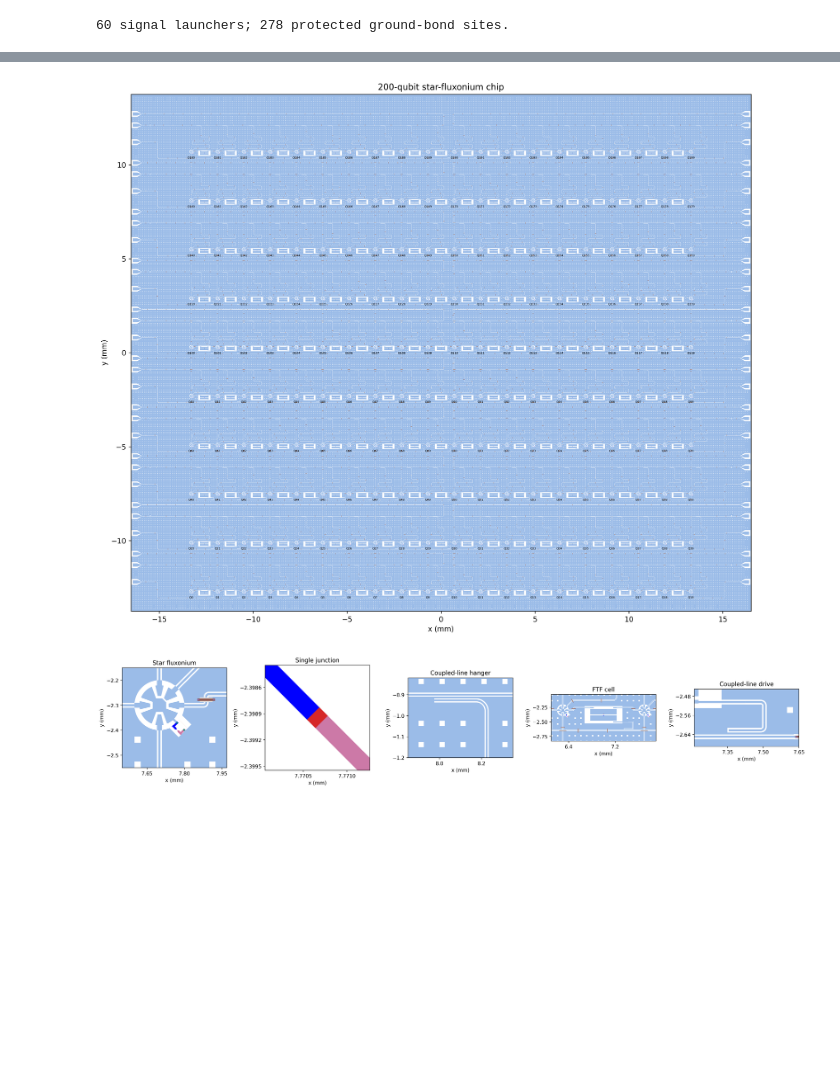
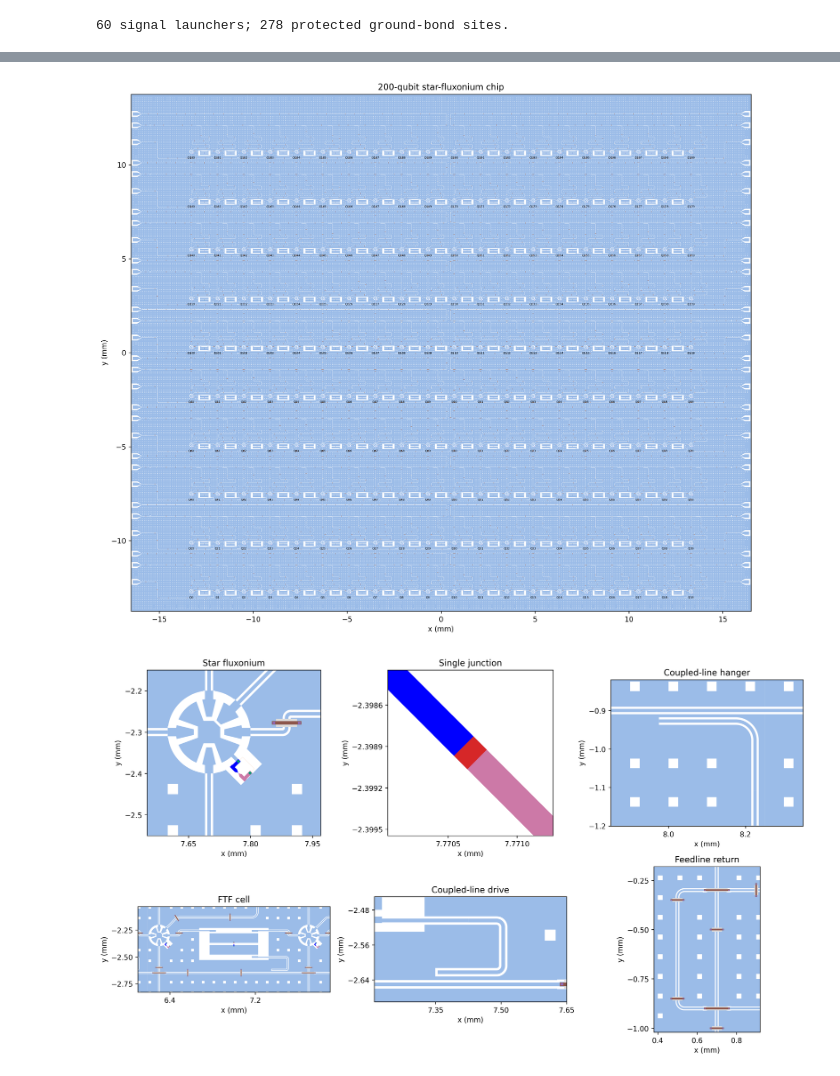
Before and after one commit to OJB-Quantum/Qiskit-Metal-to-Litho, a Jupyter notebook: Python Code_Qiskit Metal_Designs/200Q_Star_Fluxonium_with_Transmon_Couplers_Colab.ipynb, the cells around one changed output, grey strips where cells are left out. Drawn from its saved outputs; the diff is of its cells as text; code cells hidden in the pictures; blank space fills up the shorter version.

```diff
--- a/Python Code_Qiskit Metal_Designs/200Q_Star_Fluxonium_with_Transmon_Couplers_Colab.ipynb
+++ b/Python Code_Qiskit Metal_Designs/200Q_Star_Fluxonium_with_Transmon_Couplers_Colab.ipynb
@@ -1677,15 +1784,22 @@ tc = transmon_couplers[90]
 cx, cy = float(tc.p.pos_x), float(tc.p.pos_y)
 drive_tee = drive_couplers[90]
 dx, dy = float(drive_tee.p.pos_x), float(drive_tee.p.pos_y)
+turn = feedline_turns[9]
+bus_x = float(qubits[4 * columns + 10].p.pos_x)
 views = [
     ((qx - 0.15, qx + 0.27), (qy - 0.25, qy + 0.15), "Star fluxonium"),
     ((jx - 0.0006, jx + 0.0006), (jy - 0.0006, jy + 0.0006), "Single junction"),
     ((tx - 0.25, tx + 0.25), (ty - 0.30, ty + 0.08), "Coupled-line hanger"),
     ((cx - 0.90, cx + 0.90), (cy - 0.45, cy + 0.35), "FTF cell"),
     ((dx - 0.22, dx + 0.22), (dy - 0.04, dy + 0.20), "Coupled-line drive"),
+    (
+        (turn["x_mm"] - 0.12, bus_x + 0.22),
+        (turn["y_bottom_mm"] - 0.12, turn["y_top_mm"] + 0.12),
+        "Feedline return",
+    ),
 ]
-fig, axes = plt.subplots(1, 5, figsize=(20, 4), dpi=250)
-for ax, (xlim, ylim, title) in zip(axes, views):
+fig, axes = plt.subplots(2, 3, figsize=(14, 8), dpi=250)
+for ax, (xlim, ylim, title) in zip(axes.flat, views):
     for layer, color in colors.items():
         ax.add_collection(
             PolyCollection(
@@ -1696,32 +1810,32 @@ for ax, (xlim, ylim, title) in zip(axes, views):
             )
         )
     ax.set(xlim=xlim, ylim=ylim, aspect="equal")
     ax.set_xlabel("x (mm)", fontfamily="DejaVu Sans", weight="normal")
     ax.set_ylabel("y (mm)", fontfamily="DejaVu Sans", weight="normal")
     ax.set_title(title, fontfamily="DejaVu Sans", weight="normal")
     ax.xaxis.set_major_locator(MaxNLocator(3))
     ax.yaxis.set_major_locator(MaxNLocator(4))
     ax.ticklabel_format(useOffset=False)
 fig.tight_layout()
 plt.show()
 
 # --- Nominal Zero-Flux Spectrum ---
 fig, axes = plt.subplots(1, 2, figsize=(10, 3.5), dpi=250)
 axes[0].plot(
     spectrum_table.frequency_class, spectrum_table.f01_GHz, "o-", color="#0000ff"
 )
 axes[0].set_ylabel("Nominal f01 (GHz)", fontfamily="DejaVu Sans", weight="normal")
 axes[1].plot(
     spectrum_table.frequency_class, spectrum_table.f12_GHz * 1000, "o-", color="#d65f00"
 )
 axes[1].set_ylabel("Nominal f12 (MHz)", fontfamily="DejaVu Sans", weight="normal")
 for ax in axes:
     ax.set_xlabel("Frequency class", fontfamily="DejaVu Sans", weight="normal")
     ax.set_xticks(range(10))
     ax.grid(alpha=0.25)
 fig.tight_layout()
 plt.show()
 # %% [output]
 [figure]
-[figure, old version]
+[figure, new version]
 [figure]
```
Also changed, not shown: parts of 5 cells of this notebook.
